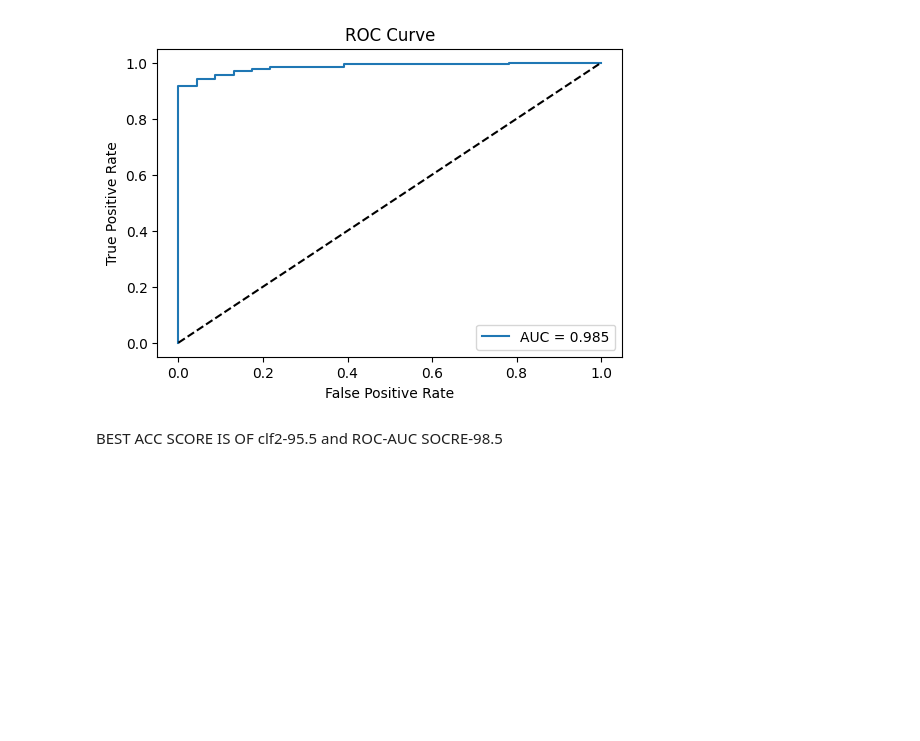
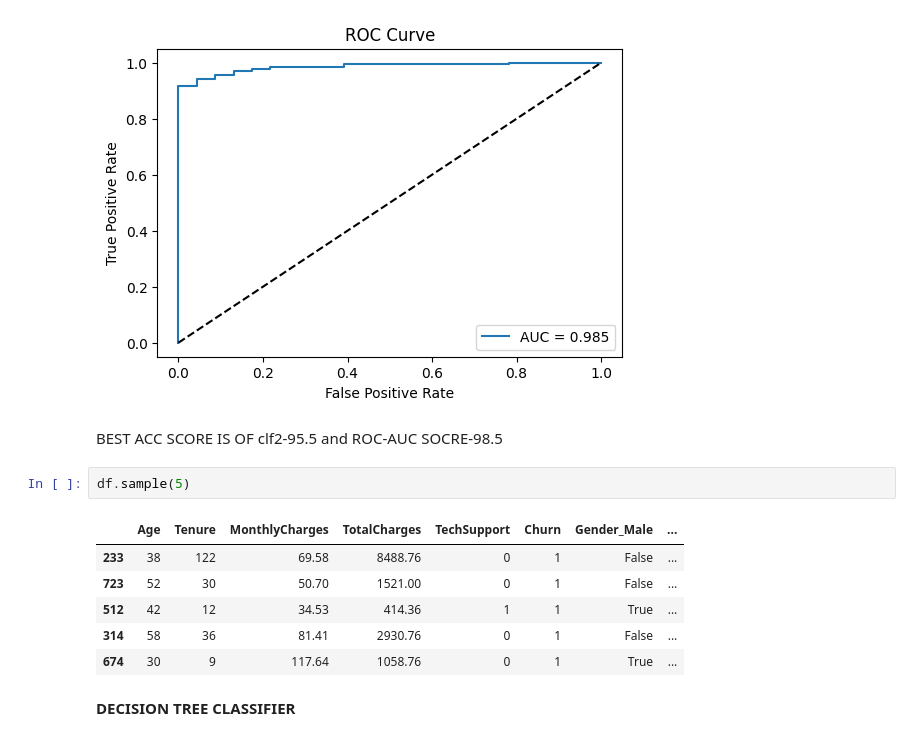
Before and after one commit to priyansh-commits/practice, a Jupyter notebook: customer_churn.ipynb, the cells around one changed output. Drawn from its saved outputs; the diff is of its cells as text; blank space fills up the shorter version.

```diff
--- a/customer_churn.ipynb
+++ b/customer_churn.ipynb
@@ -319,3 +318,14 @@ plt.show()
 # %% [markdown]
 BEST ACC SCORE IS OF clf2-95.5
 and ROC-AUC SOCRE-98.5
+# %%
+df.sample(5)
+# %% [output]
+|  | Age | Tenure | MonthlyCharges | TotalCharges | TechSupport | Churn | Gender_Male | ... |
+| 233 | 38 | 122 | 69.58 | 8488.76 | 0 | 1 | False | ... |
+| 723 | 52 | 30 | 50.70 | 1521.00 | 0 | 1 | False | ... |
+| 512 | 42 | 12 | 34.53 | 414.36 | 1 | 1 | True | ... |
+| 314 | 58 | 36 | 81.41 | 2930.76 | 0 | 1 | False | ... |
+| 674 | 30 | 9 | 117.64 | 1058.76 | 0 | 1 | True | ... |
+# %% [markdown]
+**DECISION TREE CLASSIFIER**
```
Also changed, not shown: parts of 16 cells of this notebook.
